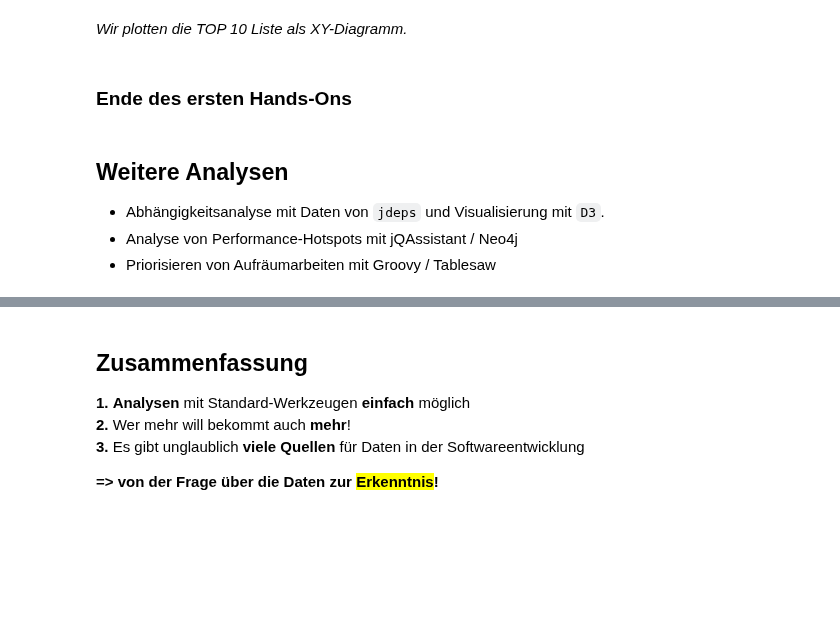
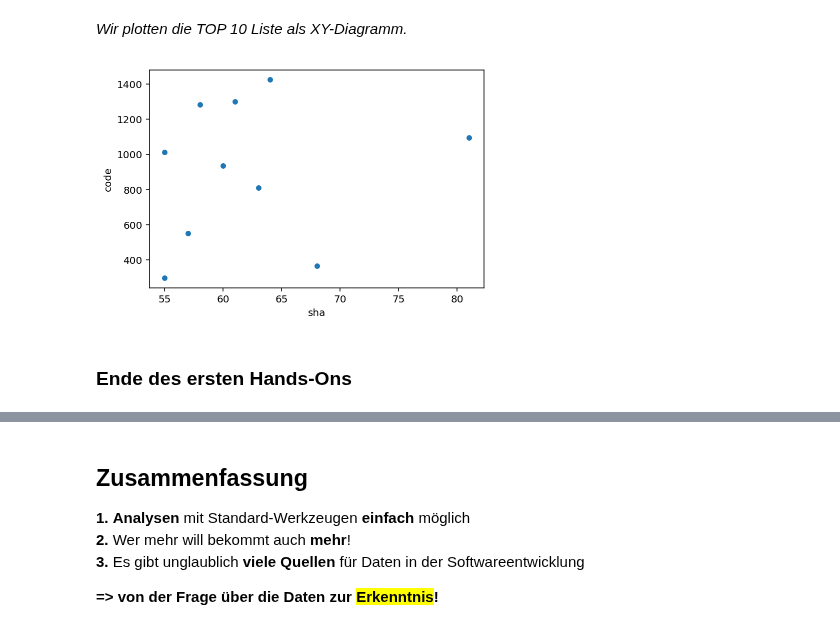
Before and after one commit to feststelltaste/software-analytics, a Jupyter notebook: demos/20190704_JFS_2019/DataScienceOnSoftwareData.ipynb, the cells around one changed output, grey strips where cells are left out. Saved outputs shown, nothing was run; the diff lists cells and outputs as text; code cells hidden in the pictures; blank space fills up the shorter version.

```diff
--- a/demos/20190704_JFS_2019/DataScienceOnSoftwareData.ipynb
+++ b/demos/20190704_JFS_2019/DataScienceOnSoftwareData.ipynb
@@ -178,5 +210,5 @@ recent_log.head()
 # %% [markdown]
 *Wir wollen nur Java-Code verwenden.*
 # %%
-java = recent_log[recent_log['filename'].str.endswith(".java")].copy()
+java = recent[recent['filename'].str.endswith(".java")].copy()
 java.head()
@@ -193,5 +240,5 @@ changes.head()
 # %% [markdown]
 *Wir holen Infos über die Code-Zeilen hinzu...*
 # %%
-cloc = pd.read_csv("../dataset/cloc_intellij.csv.gz", index_col="filename")
-cloc.head()
+loc = pd.read_csv("../dataset/cloc_intellij.csv.gz", index_col=1)
+loc.head()
@@ -198,5 +253,5 @@ cloc.head()
 # %% [markdown]
 *...und verschneiden diese mit den vorhandenen Daten.*
 # %%
-hotspots = cloc[['code']].join(changes, on="filename").dropna()
+hotspots = changes.join(loc[['code']])
 hotspots.head()
@@ -207,5 +270,5 @@ hotspots.head()
 # %% [markdown]
 *Wir zeigen die TOP 10 Hotspots an.*
 # %%
-top10_hotspots = hotspots.sort_values(by="sha", ascending=False).head(10)
-top10_hotspots
+top10 = hotspots.sort_values(by="sha", ascending=False).head(10)
+top10
@@ -216,12 +292,8 @@ top10_hotspots
 # %% [markdown]
 *Wir plotten die TOP 10 Liste als XY-Diagramm.*
 # %%
-top10_hotspots.plot.scatter('code', 'sha');
+top10.plot.scatter('sha', 'code');
+# %% [output]
+[figure, added]
 # %% [markdown]
 ### Ende des ersten Hands-Ons
-# %% [markdown]
-## Weitere Analysen
-
-* Abhängigkeitsanalyse mit Daten von `jdeps` und Visualisierung mit `D3`.
-* Analyse von Performance-Hotspots mit jQAssistant / Neo4j
-* Priorisieren von Aufräumarbeiten mit Groovy / Tablesaw
```
Also changed, not shown: parts of 14 cells of this notebook.
